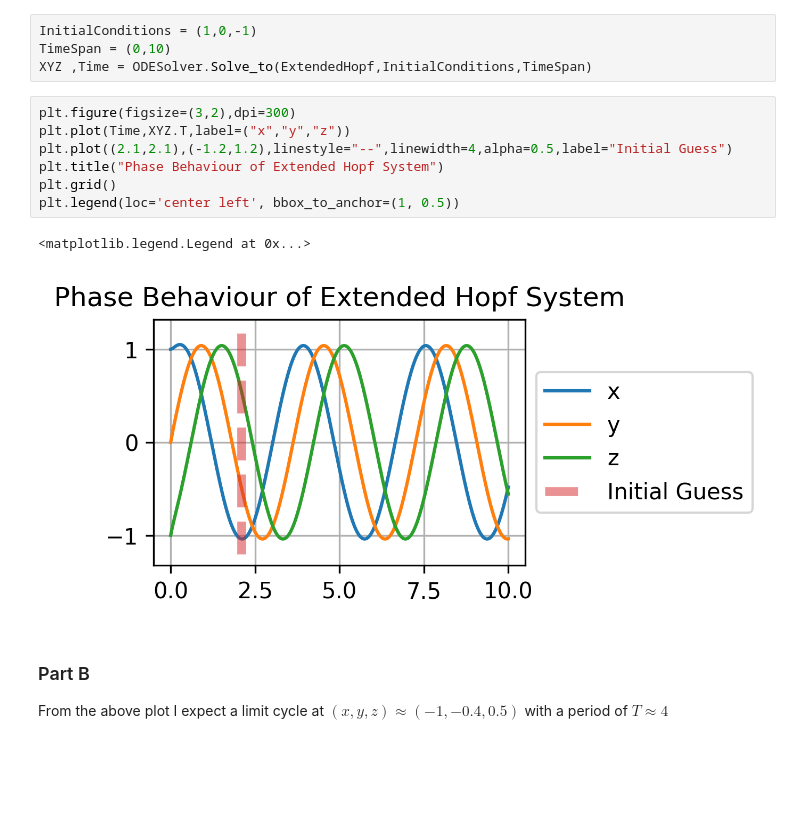
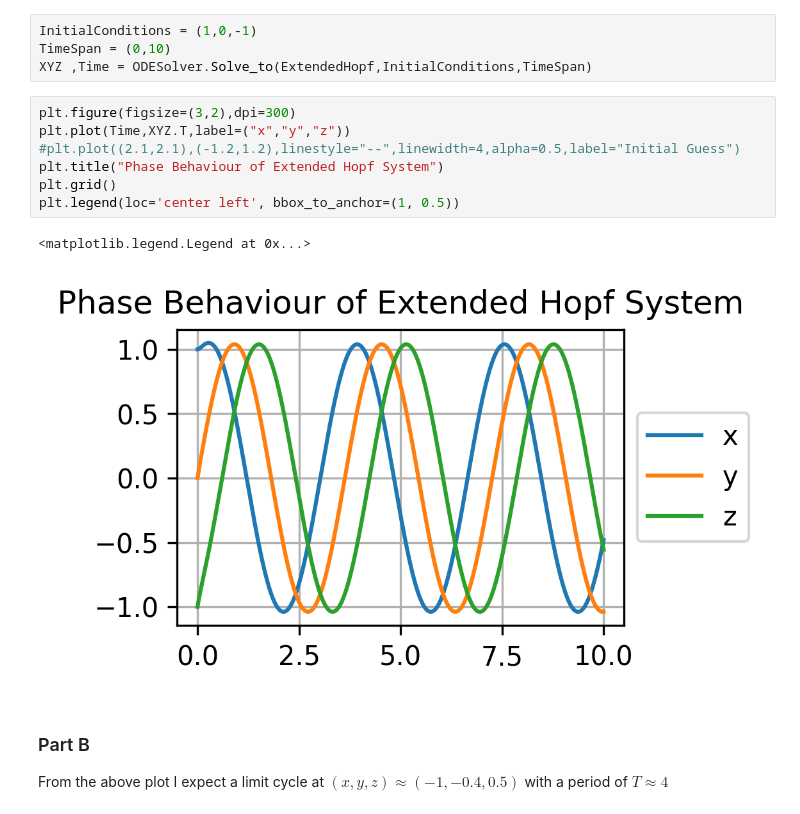
Before and after one commit to LudoOliver/emat30008, a Jupyter notebook: SciCompDemos.ipynb, the cells around one changed output. Cells and saved outputs as stored; diff of their text form; blank space fills up the shorter version.

```diff
--- a/SciCompDemos.ipynb
+++ b/SciCompDemos.ipynb
@@ -110,13 +110,13 @@ XYZ ,Time = ODESolver.Solve_to(ExtendedHopf,InitialConditions,TimeSpan)
 # %%
 plt.figure(figsize=(3,2),dpi=300)
 plt.plot(Time,XYZ.T,label=("x","y","z"))
-plt.plot((2.1,2.1),(-1.2,1.2),linestyle="--",linewidth=4,alpha=0.5,label="Initial Guess")
+#plt.plot((2.1,2.1),(-1.2,1.2),linestyle="--",linewidth=4,alpha=0.5,label="Initial Guess")
 plt.title("Phase Behaviour of Extended Hopf System")
 plt.grid()
 plt.legend(loc='center left', bbox_to_anchor=(1, 0.5))
 # %% [output]
 <matplotlib.legend.Legend at 0x...>
-[figure, old version]
+[figure, new version]
 # %% [markdown]
 ### Part B
 From the above plot I expect a limit cycle at $(x,y,z)\approx (-1,-0.4,0.5)$ with a period of $T\approx4$
```
Also changed, not shown: 2 other files.
